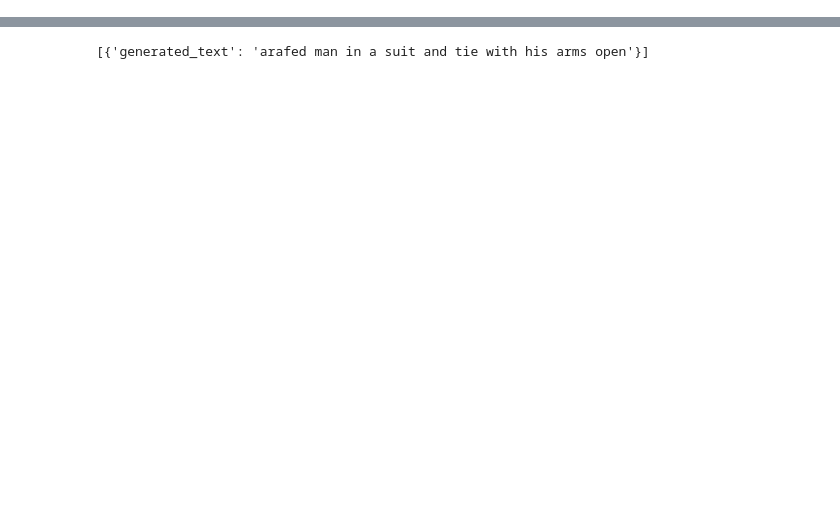
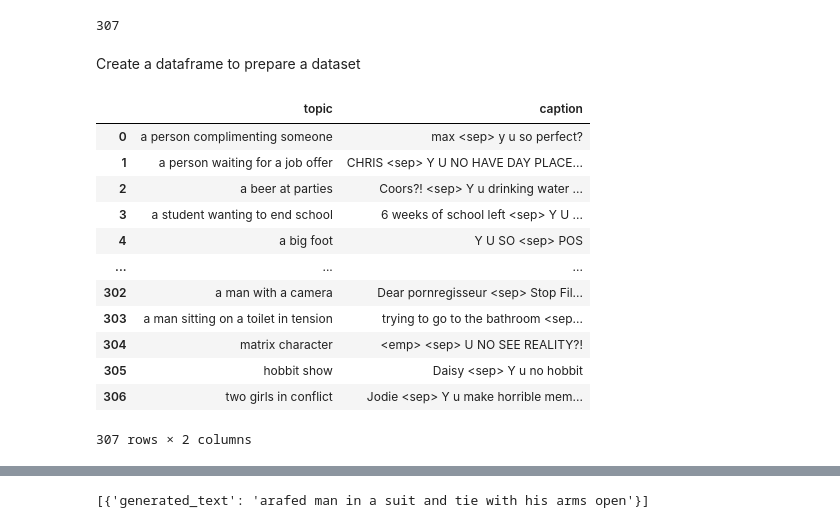
Before and after one commit to nursaltyn/meme_caption_generator, a Jupyter notebook: chat_with_llama.ipynb, the cells around one changed output, grey strips where cells are left out. Saved outputs shown, nothing was run; the diff lists cells and outputs as text; code cells hidden in the pictures; blank space fills up the shorter version.

```diff
--- a/chat_with_llama.ipynb
+++ b/chat_with_llama.ipynb
@@ -71,0 +182,10 @@ POV: I just realized I can eat ice cream for breakfast, and no one can stop me
+# %%
+for example in examples_annotated:
+    topic = example.split("Topic: ")[-1]
+    print(topic)
+    txt = example.split("Caption: ")
+    txt = txt[1].split(" Topic:")
+    # print(txt)
+    caption = txt[0]
+    print(caption)
+    caption_to_topic.append((caption, topic))
@@ -71,0 +218,14 @@ POV: I just realized I can eat ice cream for breakfast, and no one can stop me
+# %%
+caption_to_topic = caption_to_topic[:-9]
+# %%
+for i in range(len(caption_to_topic)):
+    caption, topic = caption_to_topic[i]
+    if "Topic: " in topic:
+        topic = topic.replace("Topic: ", "")
+        caption_to_topic[i] = (caption, topic)
+# %%
+len(caption_to_topic)
+# %% [output]
+307
+# %% [markdown]
+Create a dataframe to prepare a dataset
@@ -71,0 +234,20 @@ POV: I just realized I can eat ice cream for breakfast, and no one can stop me
+# %%
+df_y_u_memes = pd.DataFrame()
+df_y_u_memes['topic'] = [topic for caption, topic in caption_to_topic]
+df_y_u_memes['caption'] = [caption for caption, topic in caption_to_topic]
+# %%
+df_y_u_memes
+# %% [output]
+|  | topic | caption |
+| 0 | a person complimenting someone | max <sep> y u so perfect? |
+| 1 | a person waiting for a job offer | CHRIS <sep> Y U NO HAVE DAY PLACE... |
+| 2 | a beer at parties | Coors?! <sep> Y u drinking water ... |
+| 3 | a student wanting to end school | 6 weeks of school left <sep> Y U ... |
+| 4 | a big foot | Y U SO <sep> POS |
+| ... | ... | ... |
+| 302 | a man with a camera | Dear pornregisseur <sep> Stop Fil... |
+| 303 | a man sitting on a toilet in tension | trying to go to the bathroom <sep... |
+| 304 | matrix character | <emp> <sep> U NO SEE REALITY?! |
+| 305 | hobbit show | Daisy <sep> Y u no hobbit |
+| 306 | two girls in conflict | Jodie <sep> Y u make horrible mem... |
+307 rows × 2 columns
```
Also changed, not shown: parts of 32 cells of this notebook, 7 other files.
